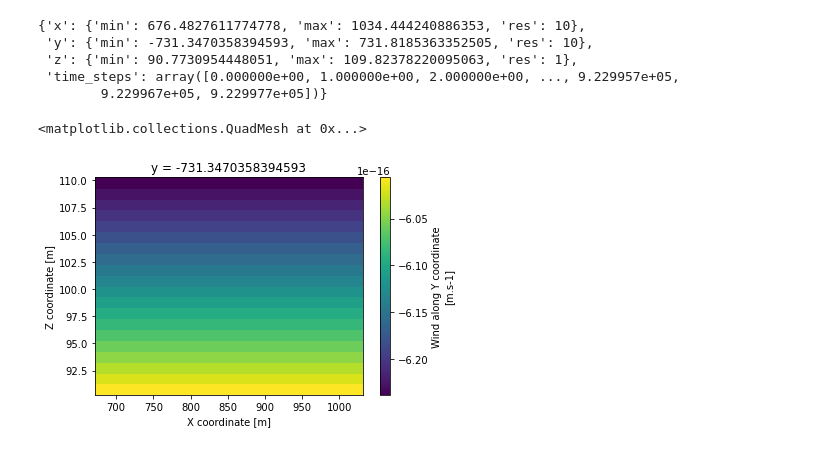
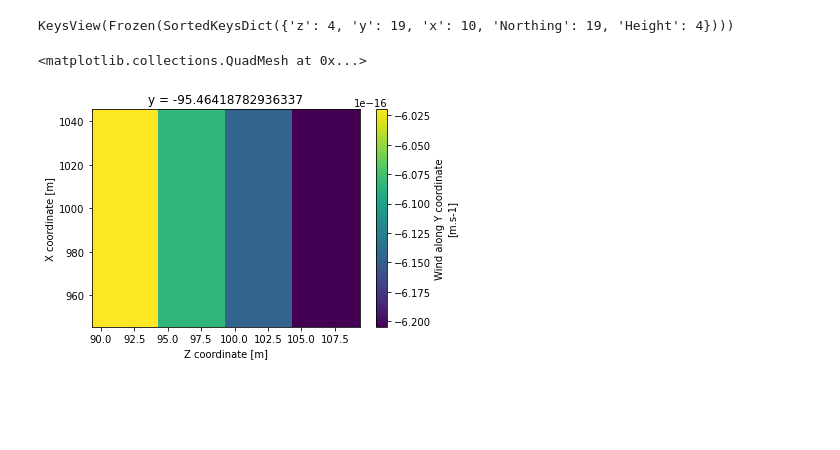
Before and after one commit to Burro7J/mocalum, a Jupyter notebook: examples/test.ipynb, the cells around one changed output. Saved outputs shown, nothing was run; the diff lists cells and outputs as text; code cells hidden in the pictures; blank space fills up the shorter version.

```diff
--- a/examples/test.ipynb
+++ b/examples/test.ipynb
@@ -39,12 +38,12 @@ rad_std = 0.1  # m.s-1
 tmp = mc.Mocalum()
 tmp.x_res = tmp.y_res = 10
 # %%
-for sectrsz in range(10,100,10):
+for sectrsz in range(10,20,10):
     tmp.set_ivap_probing(koshava_xyz, sectrsz, azimuth_mid, angular_res, elevation, distance,
                         no_scans, scan_speed, max_speed,max_acc)
 
     tmp.gen_unc_contributors(corr_coef)
     tmp.gen_plaw_ffield(wind_speed, 90, w, ref_height, shear_exponent)
-    tmp.calc_los_speed()
-    tmp.reconstruct_wind()
-    print(tmp.data.rc_wind.ws.std().values)
+#    tmp.calc_los_speed()
+#    tmp.reconstruct_wind()
+#    print(tmp.data.rc_wind.ws.std().values)
@@ -61,13 +50,9 @@ for sectrsz in range(10,100,10):
 # %%
-tmp.data.ffield_bbox_cfg
+tmp.data.ffield.dims.keys()
 # %% [output]
-{'x': {'min': 676.4827611774778, 'max': 1034.444240886353, 'res': 10},
- 'y': {'min': -731.3470358394593, 'max': 731.8185363352505, 'res': 10},
- 'z': {'min': 90.7730954448051, 'max': 109.82378220095063, 'res': 1},
- 'time_steps': array([0.000000e+00, 1.000000e+00, 2.000000e+00, ..., 9.229957e+05,
-        9.229967e+05, 9.229977e+05])}
+KeysView(Frozen(SortedKeysDict({'z': 4, 'y': 19, 'x': 10, 'Northing': 19, 'Height': 4})))
 # %%
-tmp.data.ffield.v.isel(y=0).plot()
+tmp.data.ffield.v.isel(y=0).plot.pcolormesh('z','x')
 # %% [output]
 <matplotlib.collections.QuadMesh at 0x...>
-[figure, old version]
+[figure, new version]
```
Also changed, not shown: parts of 2 cells of this notebook, 6 other files.
